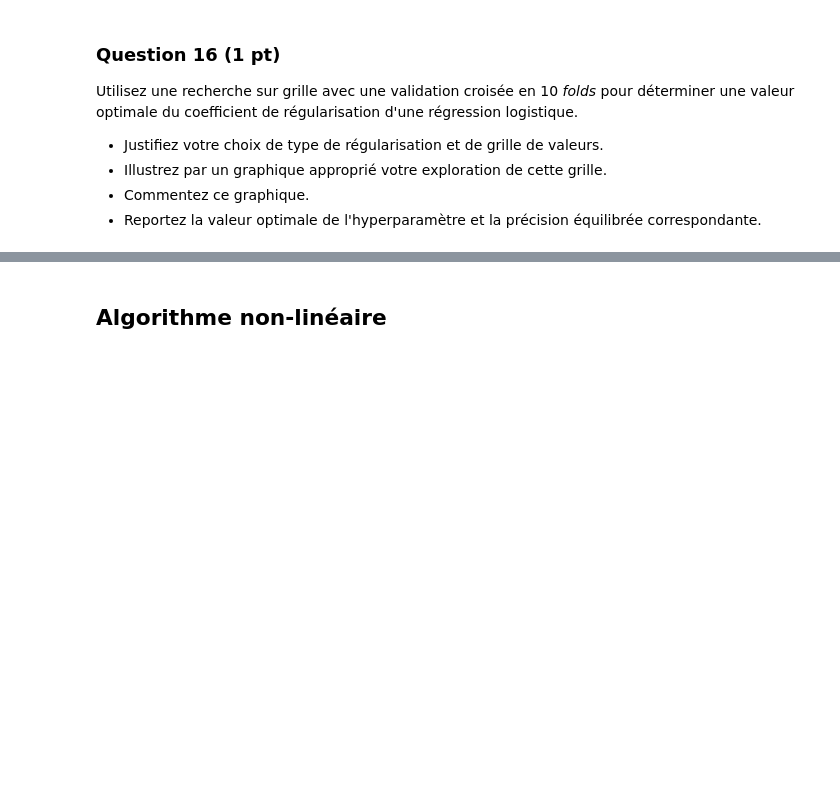
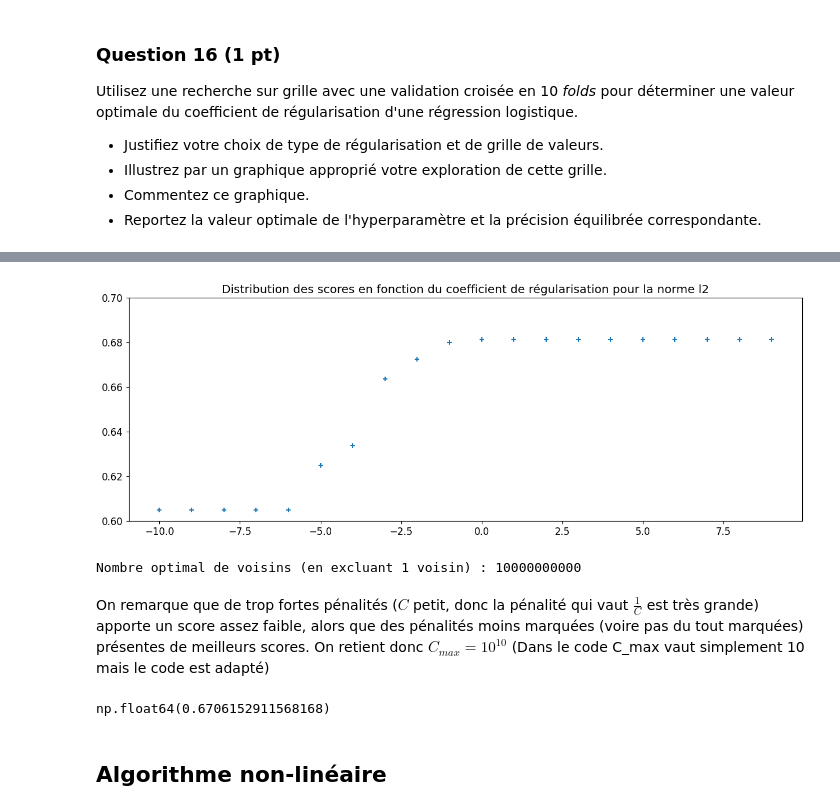
Before and after one commit to zephyrderiviere/projet-SDD, a Jupyter notebook: Projet.ipynb, the cells around one changed output, grey strips where cells are left out. Saved outputs shown, nothing was run; the diff lists cells and outputs as text; code cells hidden in the pictures; blank space fills up the shorter version.

```diff
--- a/Projet.ipynb
+++ b/Projet.ipynb
@@ -318,3 +318,18 @@ Utilisez une recherche sur grille avec une validation croisée en 10 _folds_ pou
 * Illustrez par un graphique approprié votre exploration de cette grille.
 * Commentez ce graphique.
 * Reportez la valeur optimale de l'hyperparamètre et la précision équilibrée correspondante.
+# %%
+from sklearn import linear_model
+
+coefs = [10**k for k in range(-10, 10)]
+
+
+scores = []
+
+for a in coefs:
+    ten_f = KFold(n_splits=10, shuffle=True, random_state=19)
+    model = linear_model.LogisticRegression(penalty='l2', C=a, max_iter=1000)
+    #On choisit la régularisation l2 pour obtenir des choses plus lisses, et parce que la fonction cross_val_score ne fonctionne pas avec la régularisation de Lasso
+    scores.append(cross_val_score(model, X_train, y_train_risk_vs_norisk, cv=ten_f).mean())
+    print("Passé", a)
+print("Terminé !")
@@ -321,3 +354,32 @@ Utilisez une recherche sur grille avec une validation croisée en 10 _folds_ pou
+# %%
+plt.figure(figsize=(15, 5))
+plt.scatter(np.arange(-10, 10), np.array(scores), marker='+')
+plt.ylim(0.6, 0.7)
+plt.title("Distribution des scores en fonction du coefficient de régularisation pour la norme l2")
+plt.show()
+
+C_star = np.argmax(np.array(scores)[1:]) + 1
+print("Nombre optimal de voisins (en excluant 1 voisin) :", 10**C_star)
+# %% [output]
+[figure, added]
+Nombre optimal de voisins (en excluant 1 voisin) : 10000000000
+# %% [markdown]
+On remarque que de trop fortes pénalités ($C$ petit, donc la pénalité qui vaut $\frac{1}{C}$ est très grande) apporte un score assez faible, alors que des pénalités moins marquées (voire pas du tout marquées) présentes de meilleurs scores. On retient donc $C_{max} = 10^{10}$ (Dans le code C_max vaut simplement 10 mais le code est adapté)
+# %%
+#Calcul de la BA correspondante
+
+
+y_pred_logistic = linear_model.LogisticRegression(penalty='l2', C=10**C_star, max_iter=1000).fit(X_train, y_train_risk_vs_norisk).predict(X_train)
+
+TN = ((y_pred_logistic == 0) & (y_train_risk_vs_norisk == 0)).sum()
+Negatives =  (y_pred_logistic == 0).sum()
+TP = ((y_pred_logistic == 1) & (y_train_risk_vs_norisk == 1)).sum()
+Positives = (y_pred_logistic == 1).sum()
+BA = 0.5 * (TP / Positives + TN / Negatives)
+
+BA
+# %% [output]
+np.float64(0.6706152911568168)
 # %% [markdown]
 ## Algorithme non-linéaire
 # %% [markdown]
```
Also changed, not shown: parts of 2 cells of this notebook.
